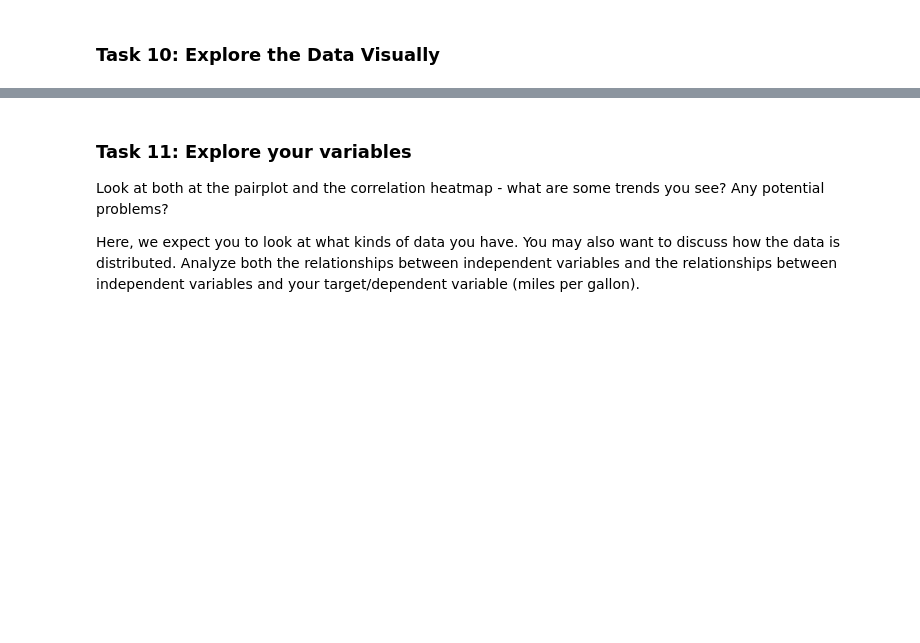
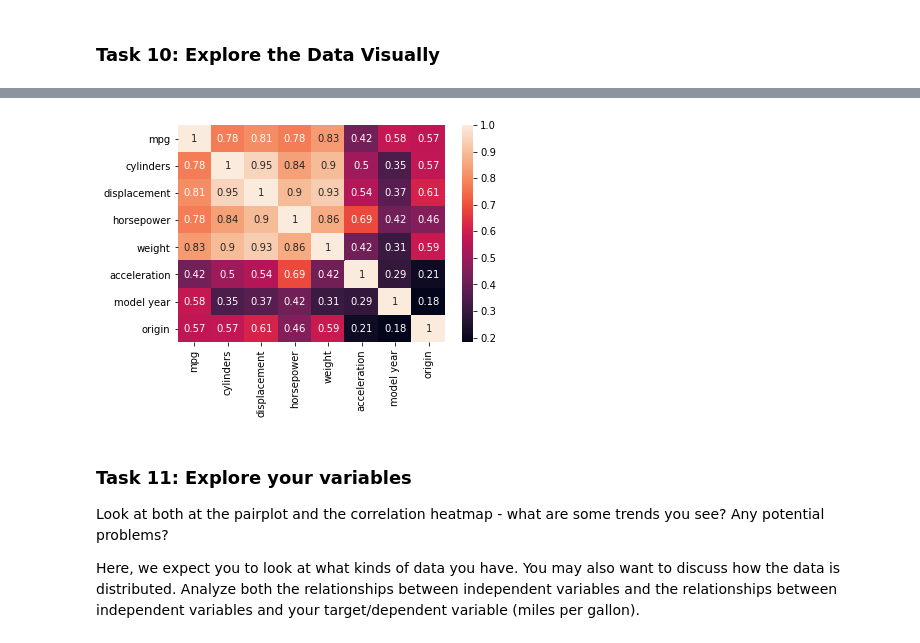
Before and after one commit to cyborgsage/phase2-code-challenge-review, a Jupyter notebook: P2-Code-Challenge-Review.ipynb, the cells around one changed output, grey strips where cells are left out. Cells and saved outputs as stored; diff of their text form; code cells hidden in the pictures; blank space fills up the shorter version.

```diff
--- a/P2-Code-Challenge-Review.ipynb
+++ b/P2-Code-Challenge-Review.ipynb
@@ -141,6 +290,9 @@ import seaborn as sns
 # %%
 # Create a correlation heatmap as well, with seaborn plus the 'corr' function
 # Use .abs to grab the absolute value of the correlation
+sns.heatmap(x1, annot=True);
+# %% [output]
+[figure, added]
 # %% [markdown]
 ### Task 11: Explore your variables
 
```
Also changed, not shown: parts of 34 cells of this notebook.
